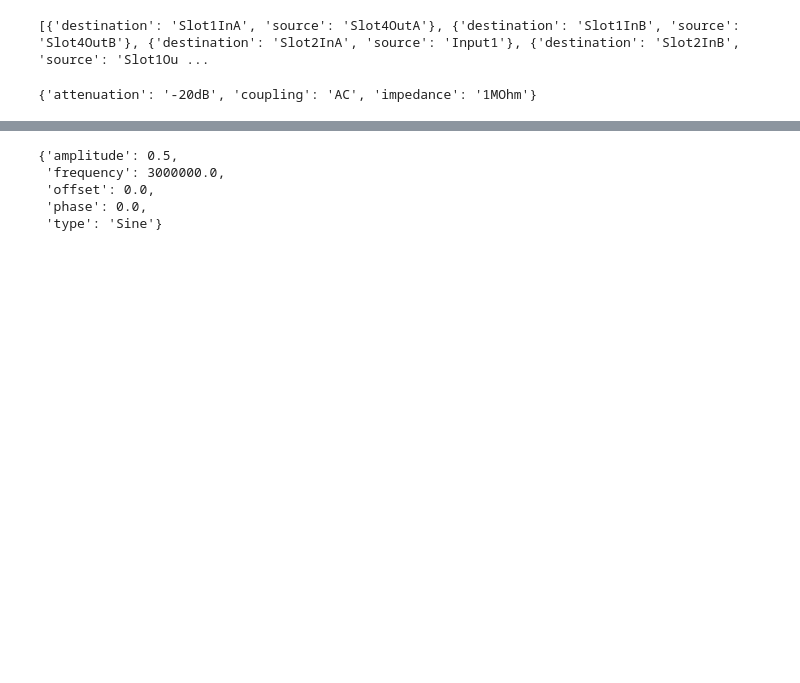
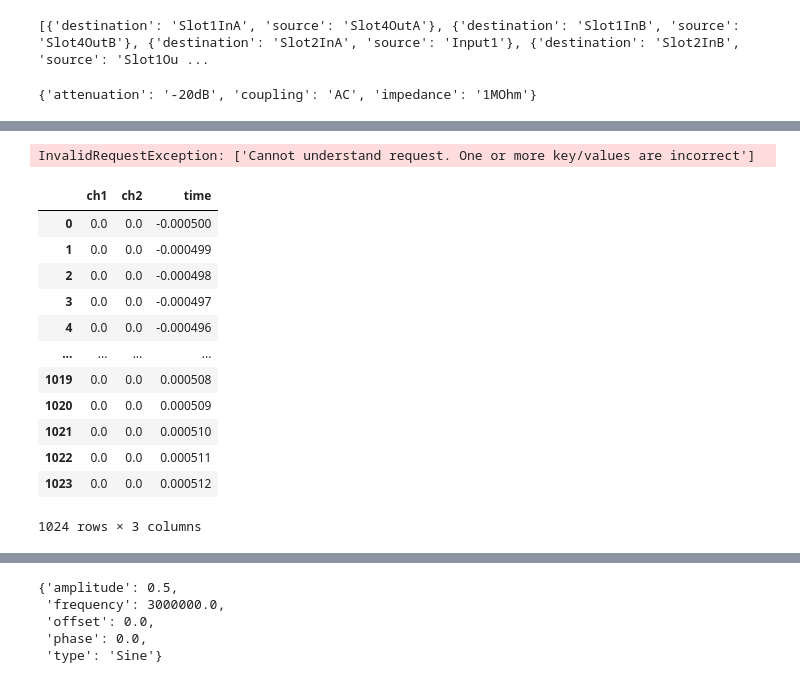
Before and after one commit to OrionSmedley/SagnacOperatingSys, a Jupyter notebook: MinimalSagnac/sagnacMultitool/playground1.ipynb, the cells around one changed output, grey strips where cells are left out. Drawn from its saved outputs; the diff is of its cells as text; code cells hidden in the pictures; blank space fills up the shorter version.

```diff
--- a/MinimalSagnac/sagnacMultitool/playground1.ipynb
+++ b/MinimalSagnac/sagnacMultitool/playground1.ipynb
@@ -71,7 +122,7 @@ import time
 from moku.instruments import MultiInstrument
 from moku.instruments import WaveformGenerator, LockInAmp
 
-m = MultiInstrument('[fe80::32e2:83ff:fea0:7141%2]', platform_id=4,force_connect=True)
+m = MultiInstrument('[fe80::5871:e09a:a71e:c8cf%8]', platform_id=4,force_connect=True)
 wg = m.set_instrument(1, WaveformGenerator)
 har2 = m.set_instrument(2, LockInAmp)
 har1 = m.set_instrument(3, LockInAmp)
@@ -97,3 +148,5 @@ m.set_frontend(1, coupling='AC', impedance='1MOhm', attenuation='-20dB')
 # %% [output]
 [{'destination': 'Slot1InA', 'source': 'Slot4OutA'}, {'destination': 'Slot1InB', 'source': 'Slot4OutB'}, {'destination': 'Slot2InA', 'source': 'Input1'}, {'destination': 'Slot2InB', 'source': 'Slot1Ou ...
 {'attenuation': '-20dB', 'coupling': 'AC', 'impedance': '1MOhm'}
+# %%
+har1.set_acquisition_mode()
@@ -99,0 +155,2 @@ m.set_frontend(1, coupling='AC', impedance='1MOhm', attenuation='-20dB')
+# %%
+har1.set_trigger()
@@ -99,0 +166,21 @@ m.set_frontend(1, coupling='AC', impedance='1MOhm', attenuation='-20dB')
+# %%
+har1.set_acquisition_mode("auto")
+# %% [output]
+InvalidRequestException: ['Cannot understand request. One or more key/values are incorrect']
+# %%
+import pandas as pd
+pd.DataFrame( har1.get_data() )
+# %% [output]
+|  | ch1 | ch2 | time |
+| 0 | 0.0 | 0.0 | -0.000500 |
+| 1 | 0.0 | 0.0 | -0.000499 |
+| 2 | 0.0 | 0.0 | -0.000498 |
+| 3 | 0.0 | 0.0 | -0.000497 |
+| 4 | 0.0 | 0.0 | -0.000496 |
+| ... | ... | ... | ... |
+| 1019 | 0.0 | 0.0 | 0.000508 |
+| 1020 | 0.0 | 0.0 | 0.000509 |
+| 1021 | 0.0 | 0.0 | 0.000510 |
+| 1022 | 0.0 | 0.0 | 0.000511 |
+| 1023 | 0.0 | 0.0 | 0.000512 |
+1024 rows × 3 columns
```
Also changed, not shown: parts of 15 cells of this notebook, 3 other files.
